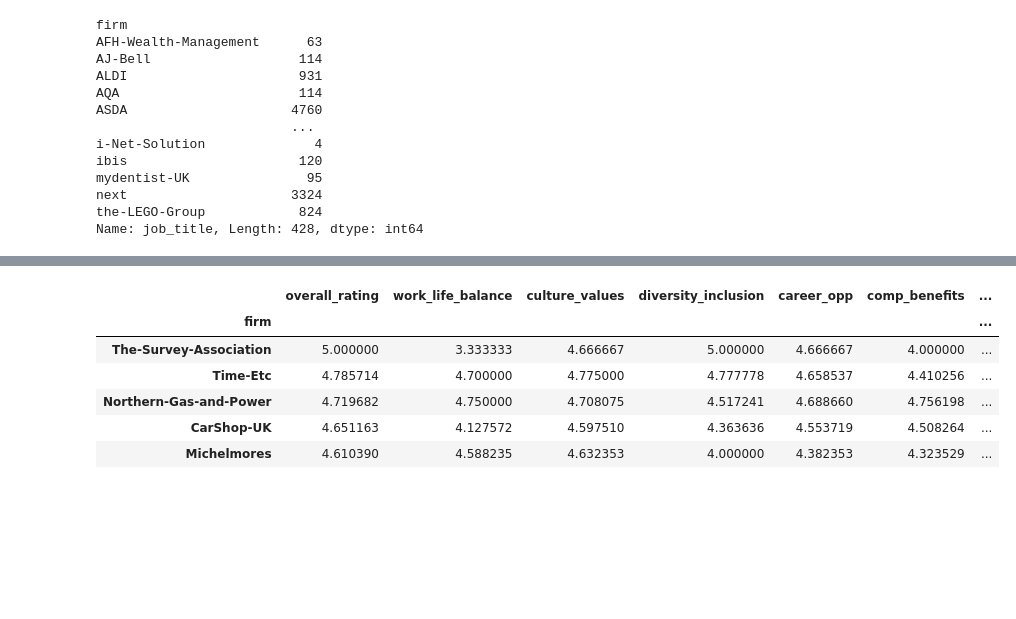
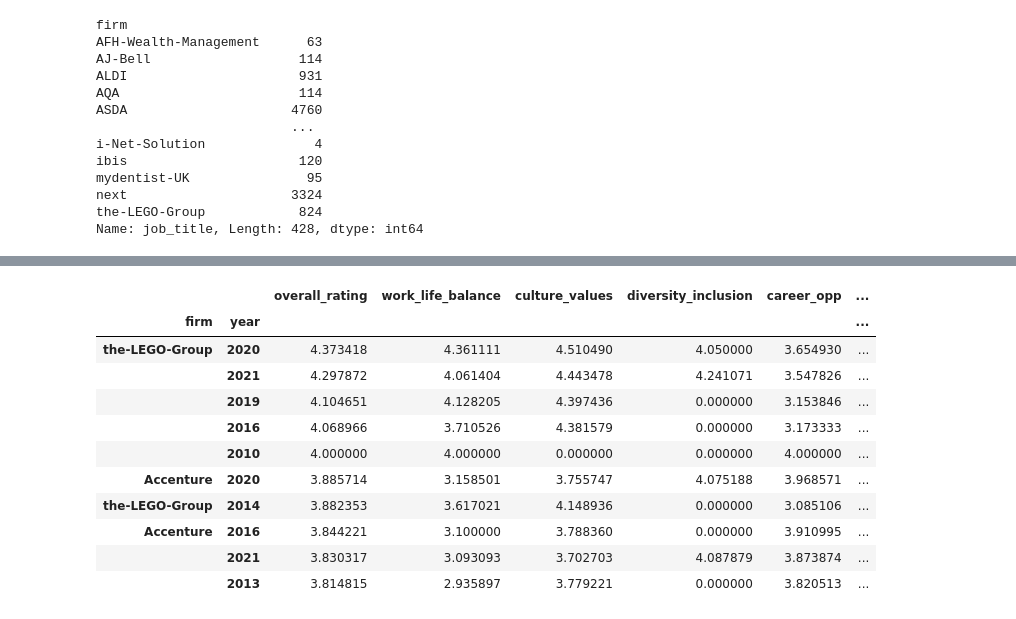
Before and after one commit to NidhiMehrotra22/Project_1_TEAM4, a Jupyter notebook: Project-1_The Greatest Job Satisfaction Soiree-checkpoint.ipynb, the cells around one changed output, grey strips where cells are left out. Cells and saved outputs as stored; diff of their text form; code cells hidden in the pictures; blank space fills up the shorter version.

```diff
--- a/Project-1_The Greatest Job Satisfaction Soiree-checkpoint.ipynb
+++ b/Project-1_The Greatest Job Satisfaction Soiree-checkpoint.ipynb
@@ -167,0 +135,4 @@ wlb_fill_na_df
+# %%
+# VG - Remove unused columns. We only want to use the year
+file_clean= file_new.drop(["date_review","month", "day"], axis=1)
+file_clean.head()
@@ -167,0 +146,5 @@ wlb_fill_na_df
+# %%
+# VG - isolated the two companies to be reviewed. We chose Accenture & LEGO
+
+firm_reviews = file_clean.loc[(file_clean["firm"]== "Accenture") | (file_clean["firm"]== "the-LEGO-Group")]
+firm_reviews
@@ -167,0 +165,6 @@ wlb_fill_na_df
+# %%
+# VG - Groupby company name & year, showing all years of review
+firm_group_year = firm_reviews.groupby(["firm", "year"])
+
+
+firm_group_year.head()
@@ -167,0 +185,6 @@ wlb_fill_na_df
+# %%
+# VG - Get the mean for each of the criteria being analysed & replace NAN values with 0
+company_ratings = firm_group_year["overall_rating","work_life_balance","culture_values","diversity_inclusion","career_opp","comp_benefits","senior_mgmt"].mean()
+company_ratings = company_ratings.fillna(0)
+
+company_ratings
@@ -168,13 +296,18 @@ wlb_fill_na_df
 # %%
-# VG - Top rated firm (overall rating)
-top_firms = wlb_fill_na_df.sort_values("overall_rating", ascending = False)
-top_firms.head()
+# VG - most successfully rated years (overall rating)
+best_yrs = company_ratings.sort_values("overall_rating", ascending = False)
+best_yrs.head(10)
 # %% [output]
-|  | overall_rating | work_life_balance | culture_values | diversity_inclusion | career_opp | comp_benefits | ... |
-| firm |  |  |  |  |  |  | ... |
-| The-Survey-Association | 5.000000 | 3.333333 | 4.666667 | 5.000000 | 4.666667 | 4.000000 | ... |
-| Time-Etc | 4.785714 | 4.700000 | 4.775000 | 4.777778 | 4.658537 | 4.410256 | ... |
-| Northern-Gas-and-Power | 4.719682 | 4.750000 | 4.708075 | 4.517241 | 4.688660 | 4.756198 | ... |
-| CarShop-UK | 4.651163 | 4.127572 | 4.597510 | 4.363636 | 4.553719 | 4.508264 | ... |
-| Michelmores | 4.610390 | 4.588235 | 4.632353 | 4.000000 | 4.382353 | 4.323529 | ... |
+|  |  | overall_rating | work_life_balance | culture_values | diversity_inclusion | career_opp | ... |
+| firm | year |  |  |  |  |  | ... |
+| the-LEGO-Group | 2020 | 4.373418 | 4.361111 | 4.510490 | 4.050000 | 3.654930 | ... |
+|  | 2021 | 4.297872 | 4.061404 | 4.443478 | 4.241071 | 3.547826 | ... |
+|  | 2019 | 4.104651 | 4.128205 | 4.397436 | 0.000000 | 3.153846 | ... |
+|  | 2016 | 4.068966 | 3.710526 | 4.381579 | 0.000000 | 3.173333 | ... |
+|  | 2010 | 4.000000 | 4.000000 | 0.000000 | 0.000000 | 4.000000 | ... |
+| Accenture | 2020 | 3.885714 | 3.158501 | 3.755747 | 4.075188 | 3.968571 | ... |
+| the-LEGO-Group | 2014 | 3.882353 | 3.617021 | 4.148936 | 0.000000 | 3.085106 | ... |
+| Accenture | 2016 | 3.844221 | 3.100000 | 3.788360 | 0.000000 | 3.910995 | ... |
+|  | 2021 | 3.830317 | 3.093093 | 3.702703 | 4.087879 | 3.873874 | ... |
+|  | 2013 | 3.814815 | 2.935897 | 3.779221 | 0.000000 | 3.820513 | ... |
 # %%
```
Also changed, not shown: parts of 27 cells of this notebook, 2 other files.
